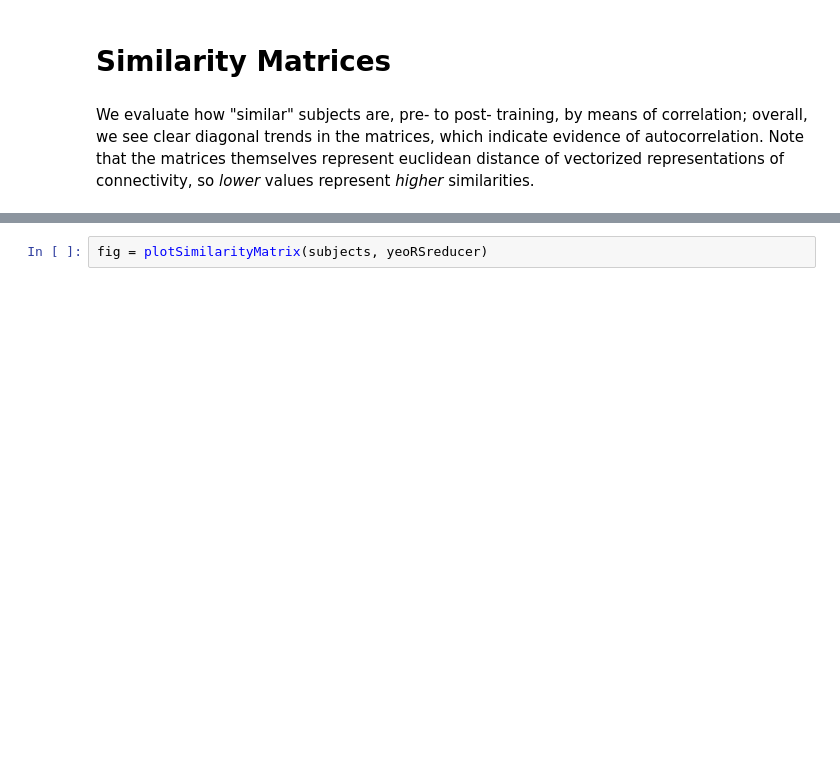
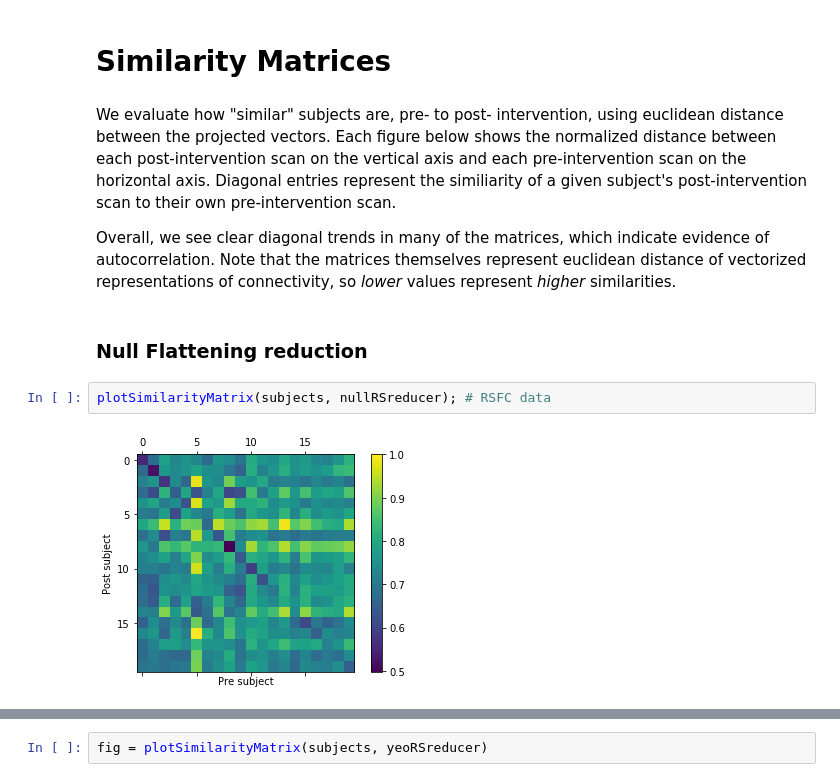
Before and after one commit to HALtheWise/Neurotech-project-1, a Jupyter notebook: report.ipynb, the cells around one changed output, grey strips where cells are left out. Saved outputs shown, nothing was run; the diff lists cells and outputs as text; blank space fills up the shorter version.

```diff
--- a/report.ipynb
+++ b/report.ipynb
@@ -61,4 +63,12 @@ Cluster Visualization
 # %% [markdown]
 # Similarity Matrices
 # %% [markdown]
-We evaluate how "similar" subjects are, pre- to post- training, by means of correlation; overall, we see clear diagonal trends in the matrices, which indicate evidence of autocorrelation. Note that the matrices themselves represent euclidean distance of vectorized representations of connectivity, so *lower* values represent *higher* similarities.
+We evaluate how "similar" subjects are, pre- to post- intervention, using euclidean distance between the projected vectors. Each figure below shows the normalized distance between each post-intervention scan on the vertical axis and each pre-intervention scan on the horizontal axis. Diagonal entries represent the similiarity of a given subject's post-intervention scan to their own pre-intervention scan.
+
+Overall, we see clear diagonal trends in many of the matrices, which indicate evidence of autocorrelation. Note that the matrices themselves represent euclidean distance of vectorized representations of connectivity, so *lower* values represent *higher* similarities.
+# %% [markdown]
+### Null Flattening reduction
+# %%
+plotSimilarityMatrix(subjects, nullRSreducer); # RSFC data
+# %% [output]
+[figure, added]
```
Also changed, not shown: parts of 22 cells of this notebook, 8 other files.
